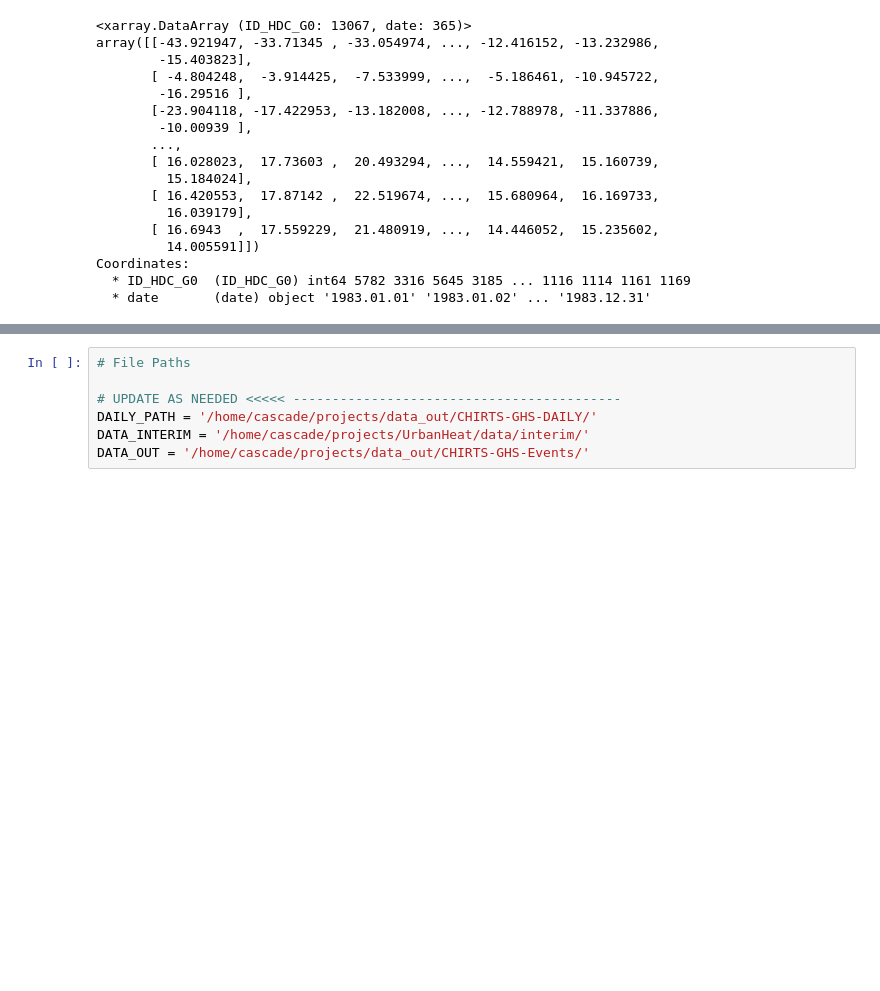
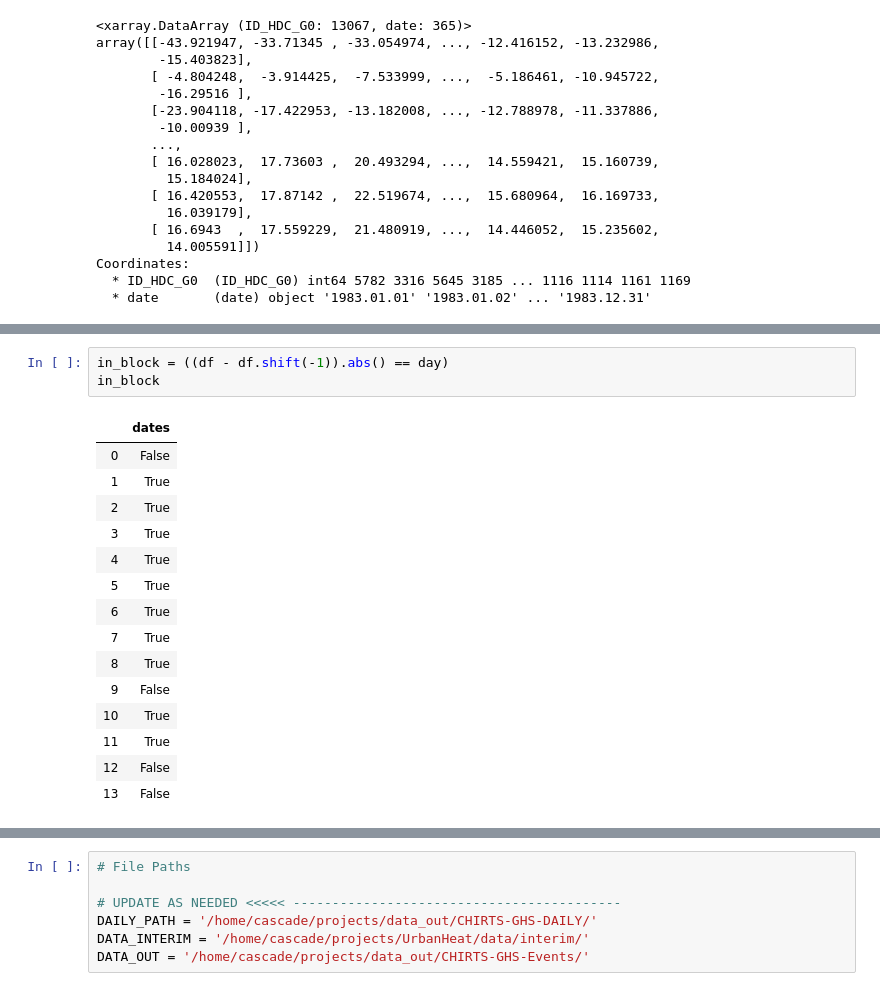
Before and after one commit to ecohydro/GlobalUrbanHeat, a Jupyter notebook: Notebooks/Tmax_Subset.ipynb, the cells around one changed output, grey strips where cells are left out. Saved outputs shown, nothing was run; the diff lists cells and outputs as text; blank space fills up the shorter version.

```diff
--- a/Notebooks/Tmax_Subset.ipynb
+++ b/Notebooks/Tmax_Subset.ipynb
@@ -305,0 +304,19 @@ def eventL_loop(dir_nm, fn_out, time_dim, space_dim, Tthresh):
+# %%
+in_block = ((df - df.shift(-1)).abs() == day)
+in_block
+# %% [output]
+|  | dates |
+| 0 | False |
+| 1 | True |
+| 2 | True |
+| 3 | True |
+| 4 | True |
+| 5 | True |
+| 6 | True |
+| 7 | True |
+| 8 | True |
+| 9 | False |
+| 10 | True |
+| 11 | True |
+| 12 | False |
+| 13 | False |
```
Also changed, not shown: parts of 38 cells of this notebook.
